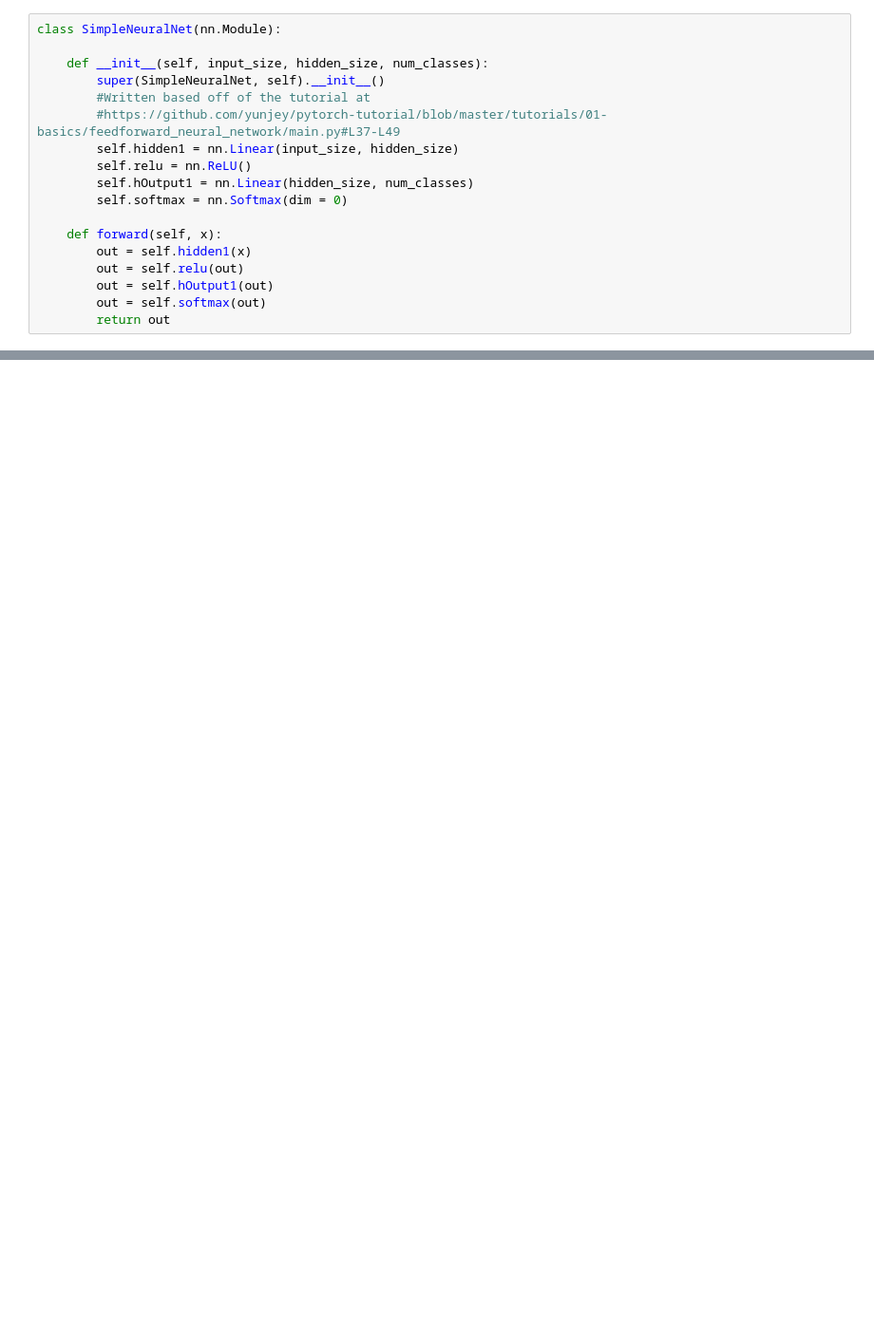
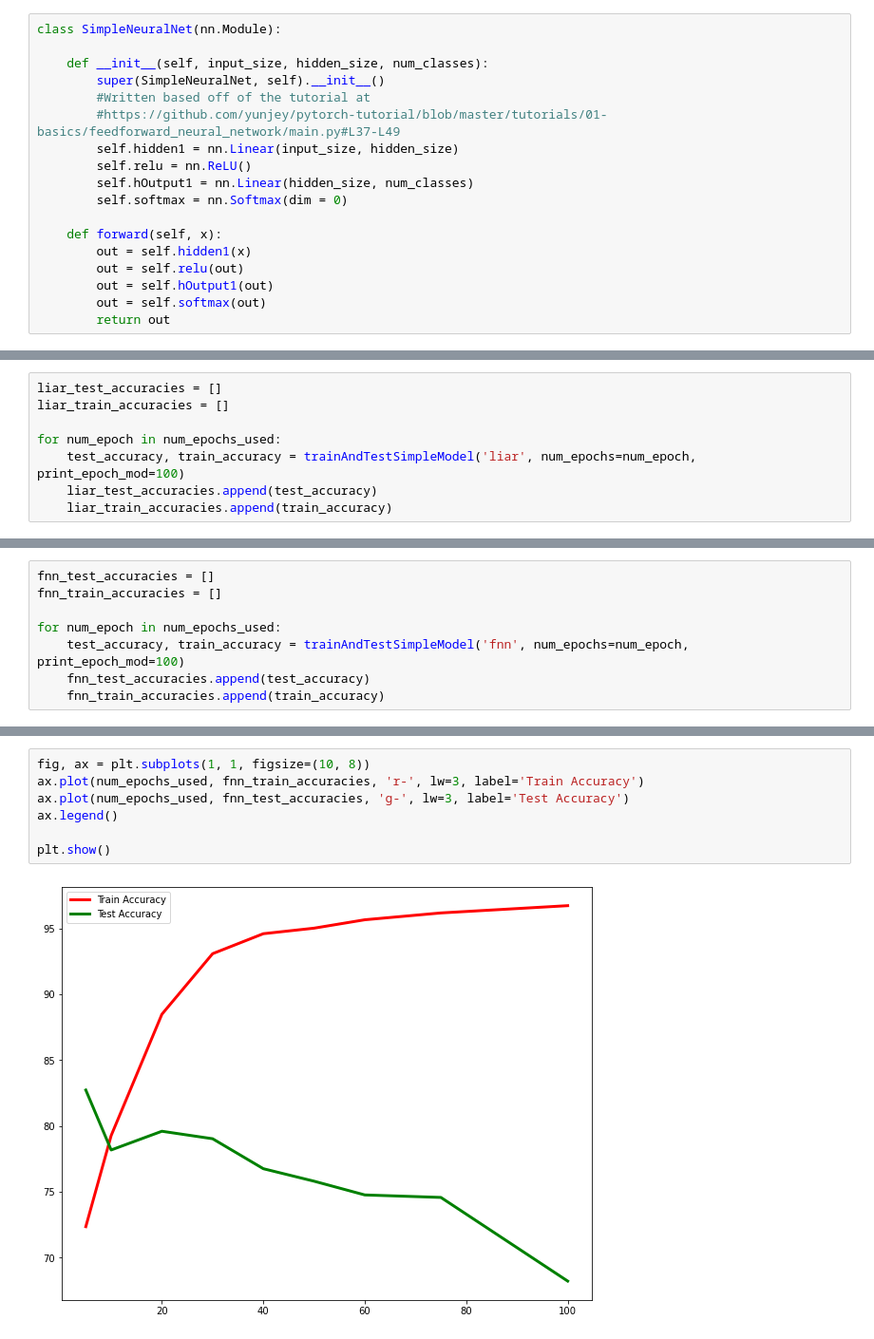
Before and after one commit to mmarkovi/Verity, a Jupyter notebook: models/simpleModel.ipynb, the cells around one changed output, grey strips where cells are left out. Shown at 95% size. Cells and saved outputs as stored; diff of their text form; blank space fills up the shorter version.

```diff
--- a/models/simpleModel.ipynb
+++ b/models/simpleModel.ipynb
@@ -347,0 +356,8 @@ Test accuracy of the network: 68.00947867298578 %
+# %%
+liar_test_accuracies = []
+liar_train_accuracies = []
+
+for num_epoch in num_epochs_used:
+    test_accuracy, train_accuracy = trainAndTestSimpleModel('liar', num_epochs=num_epoch, print_epoch_mod=100)
+    liar_test_accuracies.append(test_accuracy)
+    liar_train_accuracies.append(train_accuracy)
@@ -347,0 +391,8 @@ Test accuracy of the network: 68.00947867298578 %
+# %%
+fnn_test_accuracies = []
+fnn_train_accuracies = []
+
+for num_epoch in num_epochs_used:
+    test_accuracy, train_accuracy = trainAndTestSimpleModel('fnn', num_epochs=num_epoch, print_epoch_mod=100)
+    fnn_test_accuracies.append(test_accuracy)
+    fnn_train_accuracies.append(train_accuracy)
@@ -347,0 +417,9 @@ Test accuracy of the network: 68.00947867298578 %
+# %%
+fig, ax = plt.subplots(1, 1, figsize=(10, 8))
+ax.plot(num_epochs_used, fnn_train_accuracies, 'r-', lw=3, label='Train Accuracy')
+ax.plot(num_epochs_used, fnn_test_accuracies, 'g-', lw=3, label='Test Accuracy')
+ax.legend()
+
+plt.show()
+# %% [output]
+[figure, added]
```
Also changed, not shown: parts of 28 cells of this notebook.
